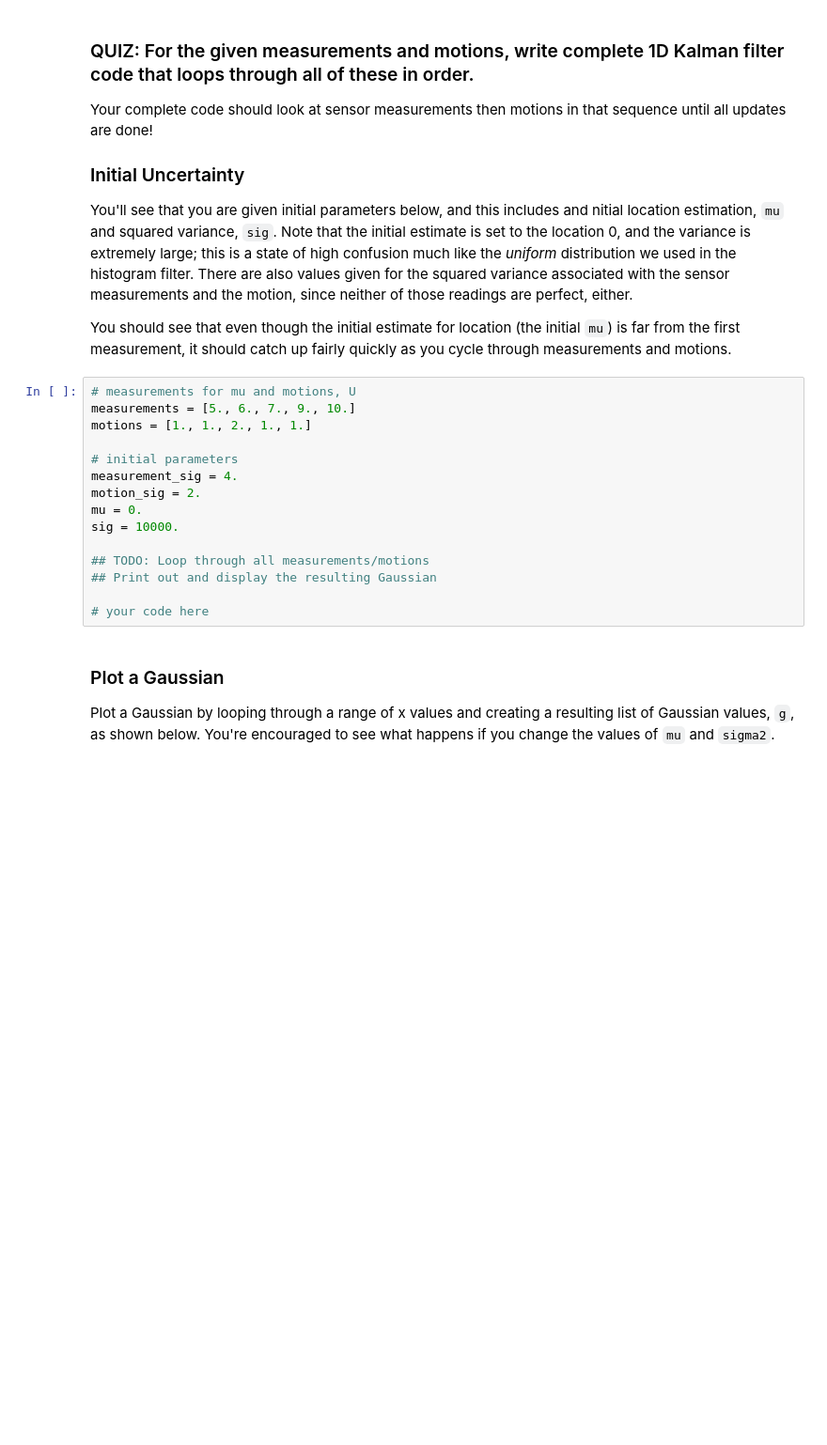
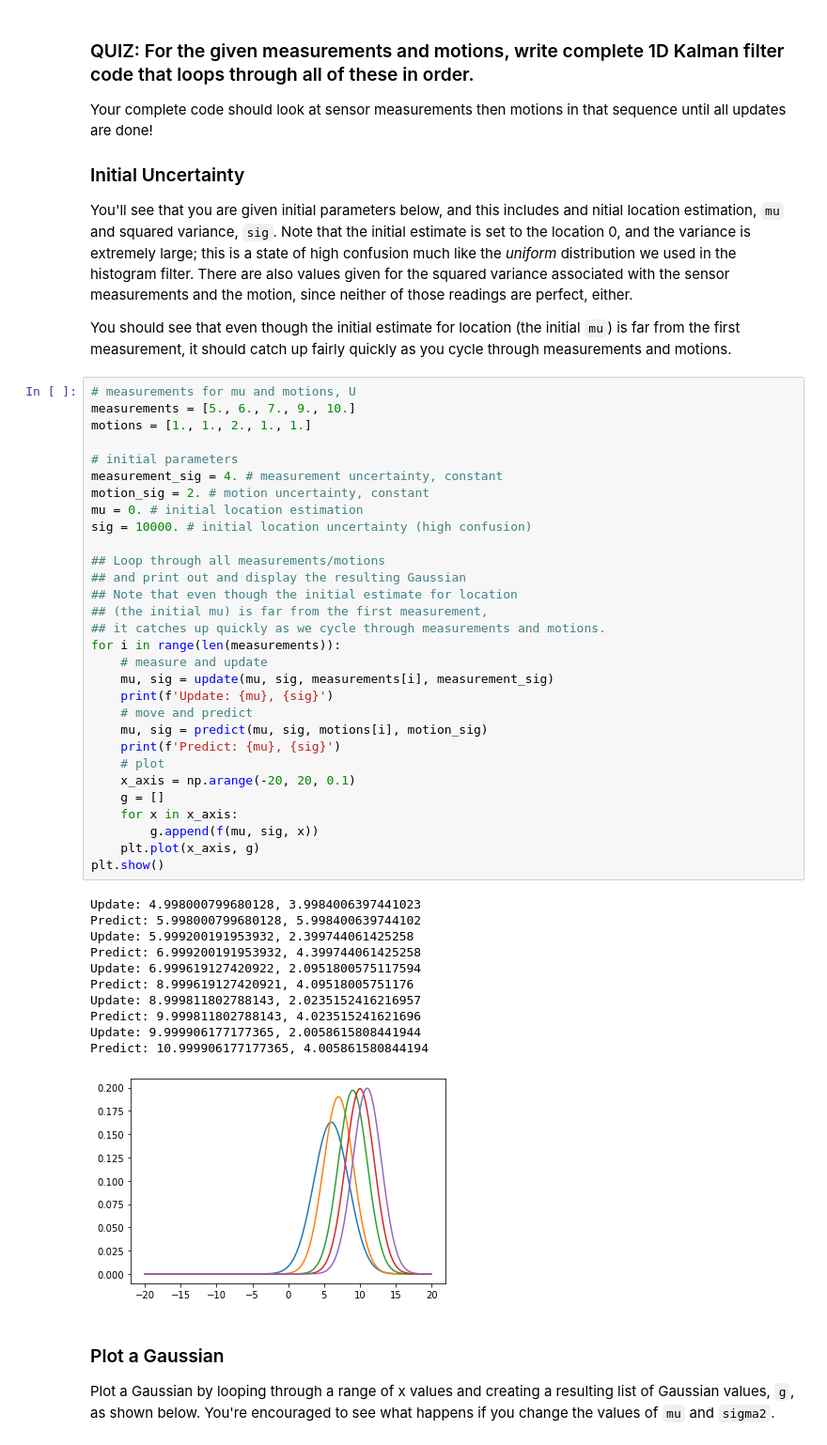
Before and after one commit to mxagar/CVND_Localization_Exercises, a Jupyter notebook: 4_4_Kalman_Filters/4_1. 1D Kalman Filter, exercise.ipynb, the cells around one changed output. Shown: that part at 94% size. Saved outputs shown, nothing was run; the diff lists cells and outputs as text; blank space fills up the shorter version.

```diff
--- a/4_4_Kalman_Filters/4_1. 1D Kalman Filter, exercise.ipynb
+++ b/4_4_Kalman_Filters/4_1. 1D Kalman Filter, exercise.ipynb
@@ -60,21 +60,48 @@ Your complete code should look at sensor measurements then motions in that seque
 You'll see that you are given initial parameters below, and this includes and nitial location estimation, `mu` and squared variance, `sig`. Note that the initial estimate is set to the location 0, and the variance is extremely large; this is a state of high confusion much like the *uniform* distribution we used in the histogram filter. There are also values given for the squared variance associated with the sensor measurements and the motion, since neither of those readings are perfect, either.
 
 You should see that even though the initial estimate for location (the initial `mu`) is far from the first measurement, it should catch up fairly quickly as you cycle through measurements and motions.
-# %%
-# measurements for mu and motions, U
-measurements = [5., 6., 7., 9., 10.]
-motions = [1., 1., 2., 1., 1.]
-
-# initial parameters
-measurement_sig = 4.
-motion_sig = 2.
-mu = 0.
-sig = 10000.
-
-## TODO: Loop through all measurements/motions
-## Print out and display the resulting Gaussian
-
-# your code here
+# %%
+# measurements for mu and motions, U
+measurements = [5., 6., 7., 9., 10.]
+motions = [1., 1., 2., 1., 1.]
+
+# initial parameters
+measurement_sig = 4. # measurement uncertainty, constant
+motion_sig = 2. # motion uncertainty, constant
+mu = 0. # initial location estimation
+sig = 10000. # initial location uncertainty (high confusion)
+
+## Loop through all measurements/motions
+## and print out and display the resulting Gaussian
+## Note that even though the initial estimate for location
+## (the initial mu) is far from the first measurement,
+## it catches up quickly as we cycle through measurements and motions.
+for i in range(len(measurements)):
+    # measure and update
+    mu, sig = update(mu, sig, measurements[i], measurement_sig)
+    print(f'Update: {mu}, {sig}')
+    # move and predict
+    mu, sig = predict(mu, sig, motions[i], motion_sig)
+    print(f'Predict: {mu}, {sig}')
+    # plot
+    x_axis = np.arange(-20, 20, 0.1)
+    g = []
+    for x in x_axis:
+        g.append(f(mu, sig, x))
+    plt.plot(x_axis, g)
+plt.show()
+# %% [output]
+Update: 4.998000799680128, 3.9984006397441023
+Predict: 5.998000799680128, 5.998400639744102
+Update: 5.999200191953932, 2.399744061425258
+Predict: 6.999200191953932, 4.399744061425258
+Update: 6.999619127420922, 2.0951800575117594
+Predict: 8.999619127420921, 4.09518005751176
+Update: 8.999811802788143, 2.0235152416216957
+Predict: 9.999811802788143, 4.023515241621696
+Update: 9.999906177177365, 2.0058615808441944
+Predict: 10.999906177177365, 4.005861580844194
+[figure, added]
 # %% [markdown]
 ### Plot a Gaussian
 
```
Also changed, not shown: parts of 1 cell of this notebook, 3 other files.
